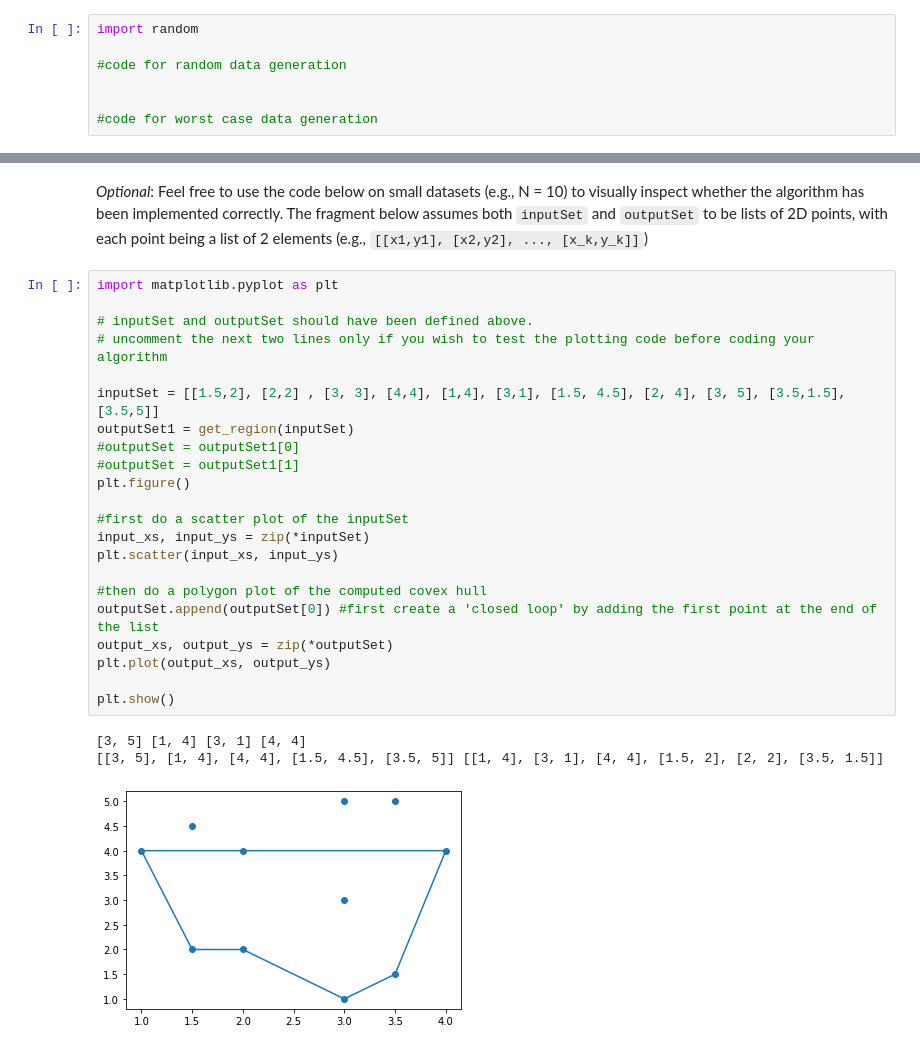
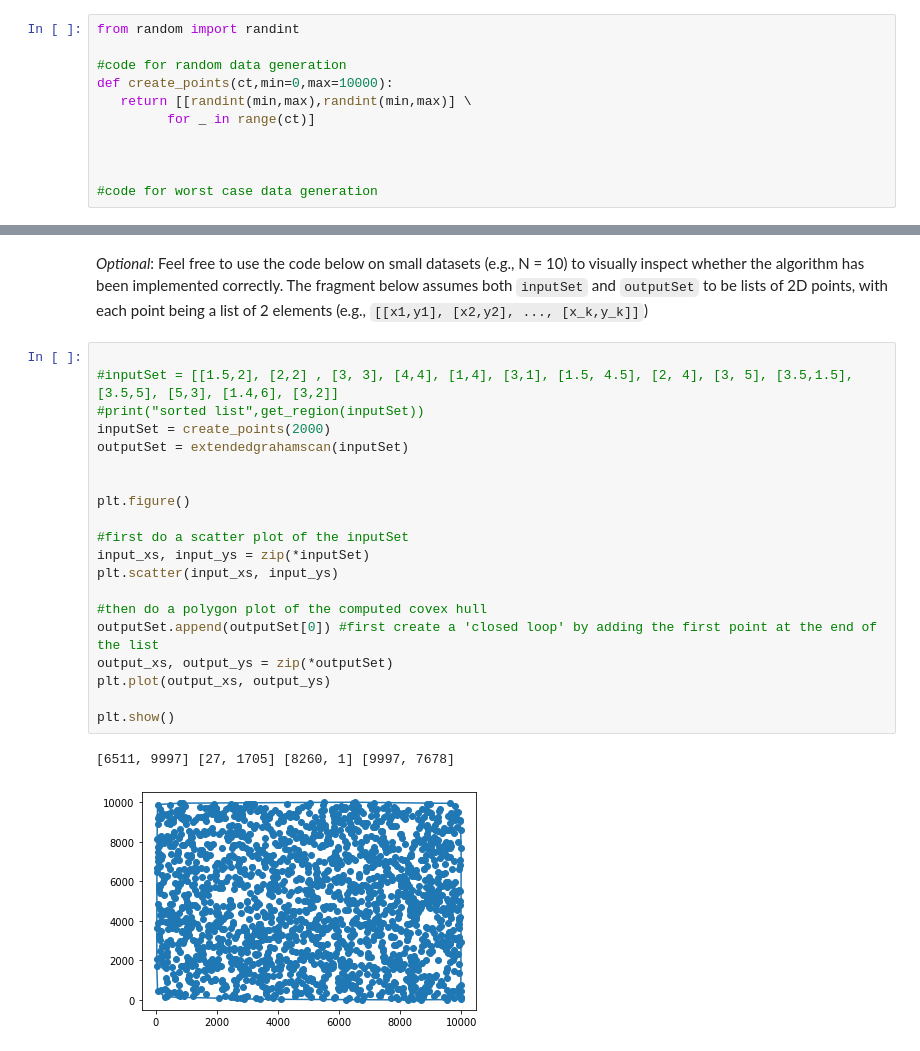
Before and after one commit to cyndereN/Python-Learning, a Jupyter notebook: UCL/Convex Hull/extendedgrahamscan.ipynb, the cells around one changed output, grey strips where cells are left out. Saved outputs shown, nothing was run; the diff lists cells and outputs as text.

```diff
--- a/UCL/Convex Hull/extendedgrahamscan.ipynb
+++ b/UCL/Convex Hull/extendedgrahamscan.ipynb
@@ -55,9 +103,13 @@ def extendedgrahamscan(inputSet):
 # %% [markdown]
 Use the cell below for all python code needed to generate test data points (both random and those representing worst-case scenario).
 # %%
-import random
+from random import randint
 
 #code for random data generation
+def create_points(ct,min=0,max=10000):
+   return [[randint(min,max),randint(min,max)] \
+         for _ in range(ct)]
+
 
 
 #code for worst case data generation
@@ -70,28 +122,25 @@ import timeit
 # %% [markdown]
 *Optional*: Feel free to use the code below on small datasets (e.g., N = 10) to visually inspect whether the algorithm has been implemented correctly. The fragment below assumes both `inputSet` and `outputSet` to be lists of 2D points, with each point being a list of 2 elements (e.g., `[[x1,y1], [x2,y2], ..., [x_k,y_k]]`)
 # %%
-import matplotlib.pyplot as plt
 
-# inputSet and outputSet should have been defined above.
-# uncomment the next two lines only if you wish to test the plotting code before coding your algorithm
+#inputSet = [[1.5,2], [2,2] , [3, 3], [4,4], [1,4], [3,1], [1.5, 4.5], [2, 4], [3, 5], [3.5,1.5],[3.5,5], [5,3], [1.4,6], [3,2]]
+#print("sorted list",get_region(inputSet))
+inputSet = create_points(2000)
+outputSet = extendedgrahamscan(inputSet)
 
-inputSet = [[1.5,2], [2,2] , [3, 3], [4,4], [1,4], [3,1], [1.5, 4.5], [2, 4], [3, 5], [3.5,1.5],[3.5,5]]
-outputSet1 = get_region(inputSet)
-#outputSet = outputSet1[0]
-#outputSet = outputSet1[1]
+
 plt.figure()
 
 #first do a scatter plot of the inputSet
 input_xs, input_ys = zip(*inputSet)
 plt.scatter(input_xs, input_ys)
 
 #then do a polygon plot of the computed covex hull
 outputSet.append(outputSet[0]) #first create a 'closed loop' by adding the first point at the end of the list
 output_xs, output_ys = zip(*outputSet)
 plt.plot(output_xs, output_ys)
 
 plt.show()
 # %% [output]
-[3, 5] [1, 4] [3, 1] [4, 4]
-[[3, 5], [1, 4], [4, 4], [1.5, 4.5], [3.5, 5]] [[1, 4], [3, 1], [4, 4], [1.5, 2], [2, 2], [3.5, 1.5]]
+[6511, 9997] [27, 1705] [8260, 1] [9997, 7678]
-[figure, old version]
+[figure, new version]
```
Also changed, not shown: parts of 1 cell of this notebook, 3 other files.
